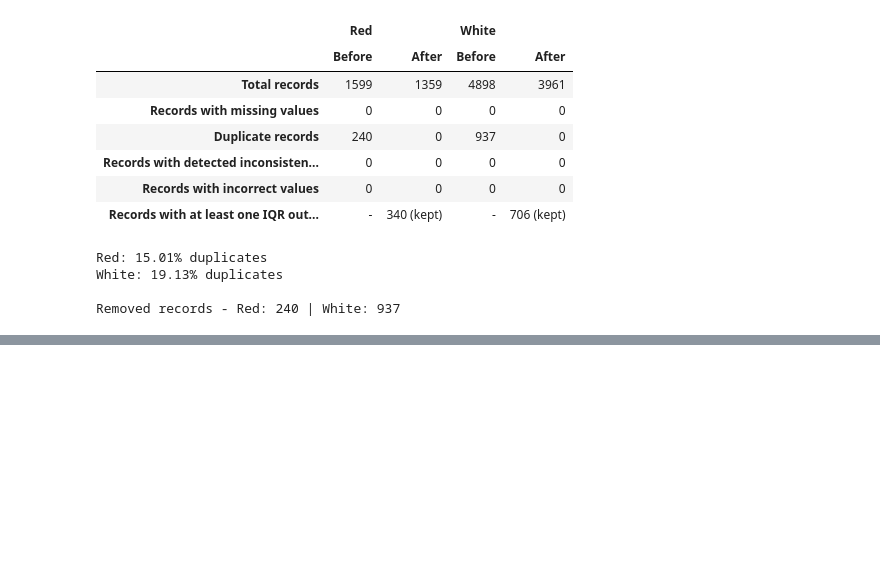
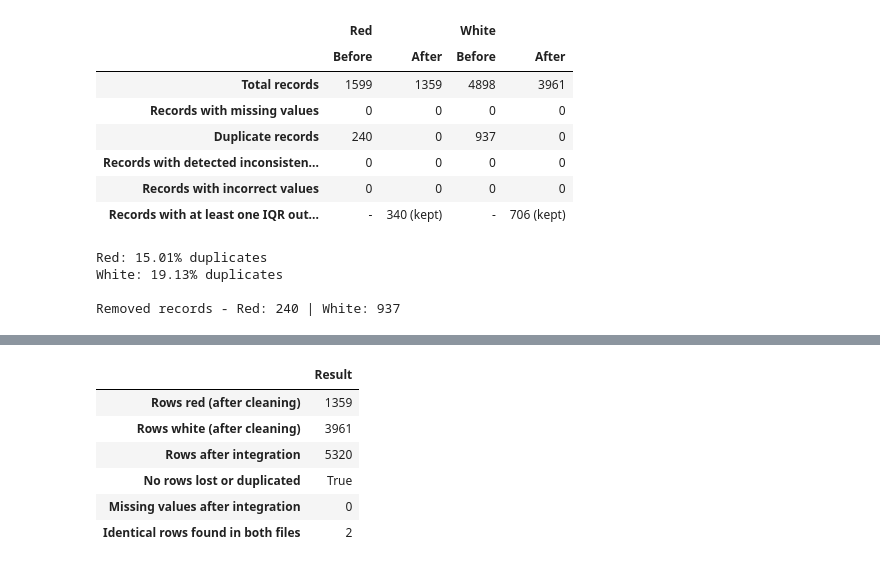
Before and after one commit to nvkhanh029/machine-learning-labwork, a Jupyter notebook: lab01-pca/lab01_wine_quality.ipynb, the cells around one changed output, grey strips where cells are left out. Drawn from its saved outputs; the diff is of its cells as text; code cells hidden in the pictures; blank space fills up the shorter version.

```diff
--- a/lab01-pca/lab01_wine_quality.ipynb
+++ b/lab01-pca/lab01_wine_quality.ipynb
@@ -307,0 +332,30 @@ Removed records - Red: 240 | White: 937
+# %%
+# Rows that appear in both files (same 11 features + quality)
+common = red_clean.merge(white_clean, on=list(red_clean.columns), how='inner')
+
+integ_tab = pd.DataFrame({
+    'Result': [
+        len(red_clean),
+        len(white_clean),
+        len(wine),
+        len(wine) == len(red_clean) + len(white_clean),
+        int(wine.isna().sum().sum()),
+        len(common),
+    ]
+}, index=[
+    'Rows red (after cleaning)',
+    'Rows white (after cleaning)',
+    'Rows after integration',
+    'No rows lost or duplicated',
+    'Missing values after integration',
+    'Identical rows found in both files',
+])
+integ_tab
+# %% [output]
+|  | Result |
+| Rows red (after cleaning) | 1359 |
+| Rows white (after cleaning) | 3961 |
+| Rows after integration | 5320 |
+| No rows lost or duplicated | True |
+| Missing values after integration | 0 |
+| Identical rows found in both files | 2 |
```
Also changed, not shown: parts of 4 cells of this notebook.
